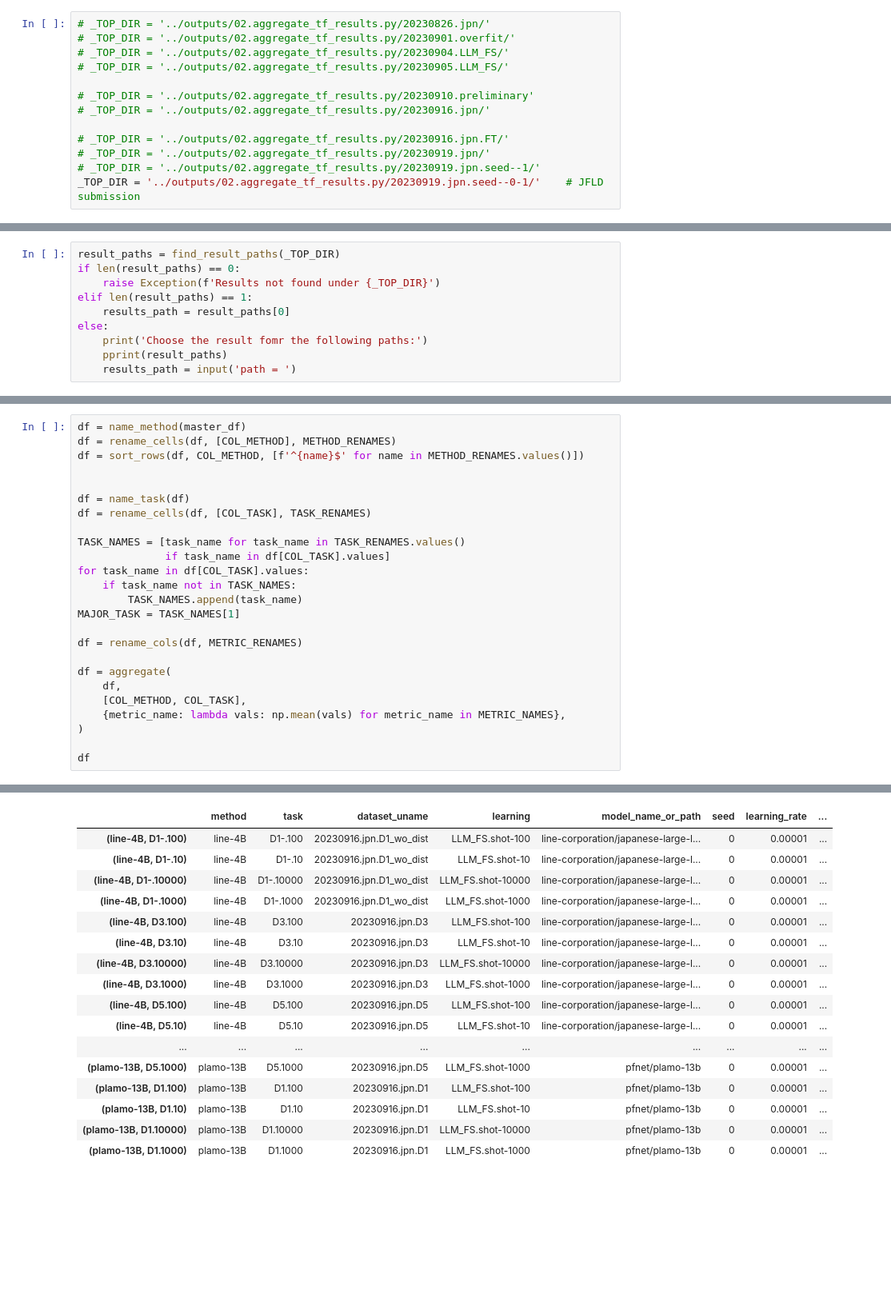
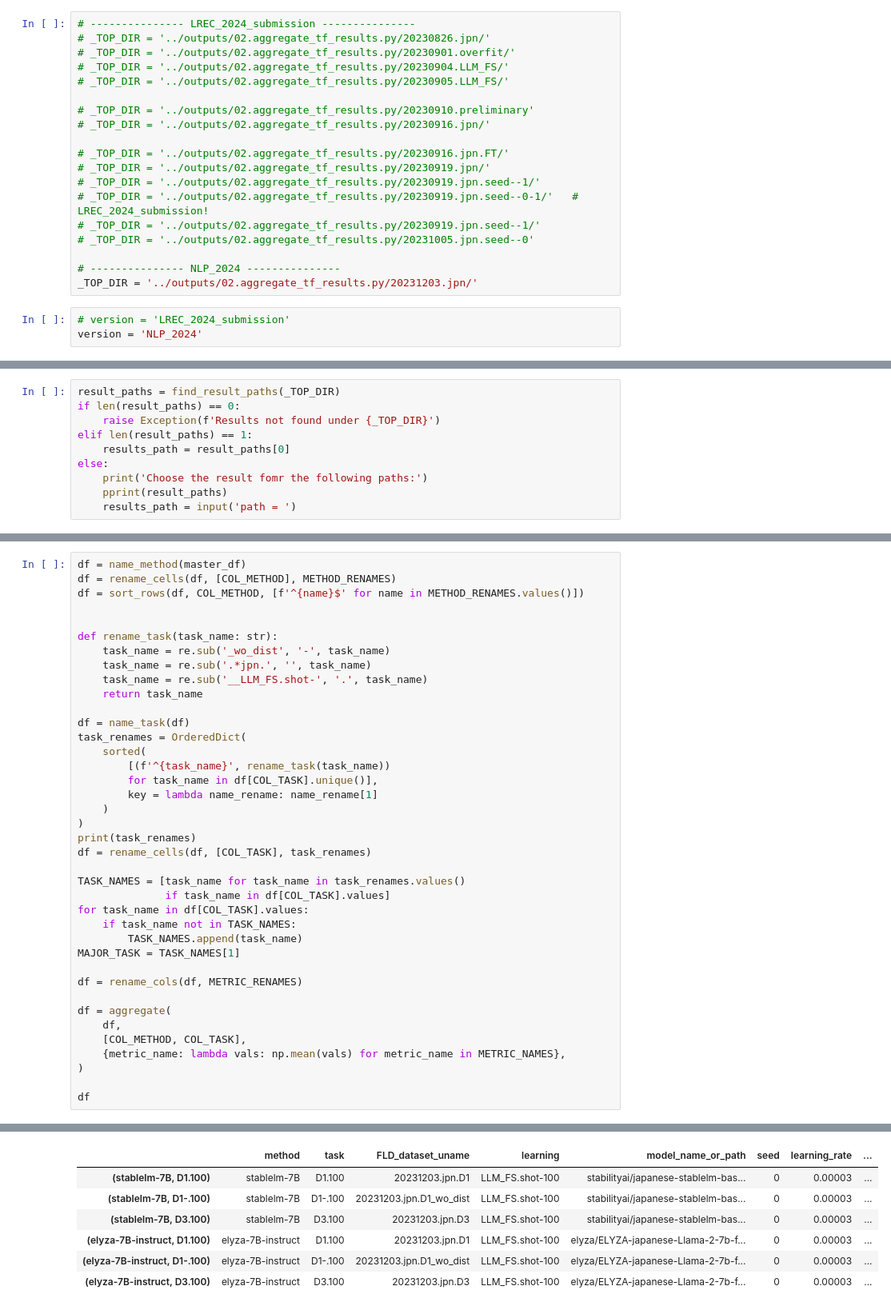
Before and after one commit to hitachi-nlp/FLD-prover, a Jupyter notebook: ipynb/analysis.ipynb, the cells around one changed output, grey strips where cells are left out. Shown at 80% size. Drawn from its saved outputs; the diff is of its cells as text; blank space fills up the shorter version.

```diff
--- a/ipynb/analysis.ipynb
+++ b/ipynb/analysis.ipynb
@@ -135,4 +81,5 @@ COLOR_PARETTE_UPPER = 70
 # %%
+# --------------- LREC_2024_submission ---------------
 # _TOP_DIR = '../outputs/02.aggregate_tf_results.py/20230826.jpn/'
 # _TOP_DIR = '../outputs/02.aggregate_tf_results.py/20230901.overfit/'
 # _TOP_DIR = '../outputs/02.aggregate_tf_results.py/20230904.LLM_FS/'
@@ -144,4 +91,12 @@ COLOR_PARETTE_UPPER = 70
 # _TOP_DIR = '../outputs/02.aggregate_tf_results.py/20230916.jpn.FT/'
 # _TOP_DIR = '../outputs/02.aggregate_tf_results.py/20230919.jpn/'
 # _TOP_DIR = '../outputs/02.aggregate_tf_results.py/20230919.jpn.seed--1/'
-_TOP_DIR = '../outputs/02.aggregate_tf_results.py/20230919.jpn.seed--0-1/'    # JFLD submission
+# _TOP_DIR = '../outputs/02.aggregate_tf_results.py/20230919.jpn.seed--0-1/'   # LREC_2024_submission!
+# _TOP_DIR = '../outputs/02.aggregate_tf_results.py/20230919.jpn.seed--1/'
+# _TOP_DIR = '../outputs/02.aggregate_tf_results.py/20231005.jpn.seed--0'
+
+# --------------- NLP_2024 ---------------
+_TOP_DIR = '../outputs/02.aggregate_tf_results.py/20231203.jpn/'
+# %%
+# version = 'LREC_2024_submission'
+version = 'NLP_2024'
@@ -222,10 +276,24 @@ df = rename_cells(df, [COL_METHOD], METHOD_RENAMES)
 df = sort_rows(df, COL_METHOD, [f'^{name}$' for name in METHOD_RENAMES.values()])
 
 
+def rename_task(task_name: str):
+    task_name = re.sub('_wo_dist', '-', task_name)
+    task_name = re.sub('.*jpn.', '', task_name)
+    task_name = re.sub('__LLM_FS.shot-', '.', task_name)
+    return task_name
+
 df = name_task(df)
-df = rename_cells(df, [COL_TASK], TASK_RENAMES)
+task_renames = OrderedDict(
+    sorted(
+        [(f'^{task_name}', rename_task(task_name))
+        for task_name in df[COL_TASK].unique()],
+        key = lambda name_rename: name_rename[1]
+    )
+)
+print(task_renames)
+df = rename_cells(df, [COL_TASK], task_renames)
 
-TASK_NAMES = [task_name for task_name in TASK_RENAMES.values()
+TASK_NAMES = [task_name for task_name in task_renames.values()
               if task_name in df[COL_TASK].values]
 for task_name in df[COL_TASK].values:
     if task_name not in TASK_NAMES:
@@ -245,20 +314,10 @@ df
-|  | method | task | dataset_uname | learning | model_name_or_path | seed | learning_rate | ... |
-| (line-4B, D1-.100) | line-4B | D1-.100 | 20230916.jpn.D1_wo_dist | LLM_FS.shot-100 | line-corporation/japanese-large-l... | 0 | 0.00001 | ... |
-| (line-4B, D1-.10) | line-4B | D1-.10 | 20230916.jpn.D1_wo_dist | LLM_FS.shot-10 | line-corporation/japanese-large-l... | 0 | 0.00001 | ... |
-| (line-4B, D1-.10000) | line-4B | D1-.10000 | 20230916.jpn.D1_wo_dist | LLM_FS.shot-10000 | line-corporation/japanese-large-l... | 0 | 0.00001 | ... |
-| (line-4B, D1-.1000) | line-4B | D1-.1000 | 20230916.jpn.D1_wo_dist | LLM_FS.shot-1000 | line-corporation/japanese-large-l... | 0 | 0.00001 | ... |
-| (line-4B, D3.100) | line-4B | D3.100 | 20230916.jpn.D3 | LLM_FS.shot-100 | line-corporation/japanese-large-l... | 0 | 0.00001 | ... |
-| (line-4B, D3.10) | line-4B | D3.10 | 20230916.jpn.D3 | LLM_FS.shot-10 | line-corporation/japanese-large-l... | 0 | 0.00001 | ... |
-| (line-4B, D3.10000) | line-4B | D3.10000 | 20230916.jpn.D3 | LLM_FS.shot-10000 | line-corporation/japanese-large-l... | 0 | 0.00001 | ... |
-| (line-4B, D3.1000) | line-4B | D3.1000 | 20230916.jpn.D3 | LLM_FS.shot-1000 | line-corporation/japanese-large-l... | 0 | 0.00001 | ... |
-| (line-4B, D5.100) | line-4B | D5.100 | 20230916.jpn.D5 | LLM_FS.shot-100 | line-corporation/japanese-large-l... | 0 | 0.00001 | ... |
-| (line-4B, D5.10) | line-4B | D5.10 | 20230916.jpn.D5 | LLM_FS.shot-10 | line-corporation/japanese-large-l... | 0 | 0.00001 | ... |
-| ... | ... | ... | ... | ... | ... | ... | ... | ... |
-| (plamo-13B, D5.1000) | plamo-13B | D5.1000 | 20230916.jpn.D5 | LLM_FS.shot-1000 | pfnet/plamo-13b | 0 | 0.00001 | ... |
-| (plamo-13B, D1.100) | plamo-13B | D1.100 | 20230916.jpn.D1 | LLM_FS.shot-100 | pfnet/plamo-13b | 0 | 0.00001 | ... |
-| (plamo-13B, D1.10) | plamo-13B | D1.10 | 20230916.jpn.D1 | LLM_FS.shot-10 | pfnet/plamo-13b | 0 | 0.00001 | ... |
-| (plamo-13B, D1.10000) | plamo-13B | D1.10000 | 20230916.jpn.D1 | LLM_FS.shot-10000 | pfnet/plamo-13b | 0 | 0.00001 | ... |
-| (plamo-13B, D1.1000) | plamo-13B | D1.1000 | 20230916.jpn.D1 | LLM_FS.shot-1000 | pfnet/plamo-13b | 0 | 0.00001 | ... |
+|  | method | task | FLD_dataset_uname | learning | model_name_or_path | seed | learning_rate | ... |
+| (stablelm-7B, D1.100) | stablelm-7B | D1.100 | 20231203.jpn.D1 | LLM_FS.shot-100 | stabilityai/japanese-stablelm-bas... | 0 | 0.00003 | ... |
+| (stablelm-7B, D1-.100) | stablelm-7B | D1-.100 | 20231203.jpn.D1_wo_dist | LLM_FS.shot-100 | stabilityai/japanese-stablelm-bas... | 0 | 0.00003 | ... |
+| (stablelm-7B, D3.100) | stablelm-7B | D3.100 | 20231203.jpn.D3 | LLM_FS.shot-100 | stabilityai/japanese-stablelm-bas... | 0 | 0.00003 | ... |
+| (elyza-7B-instruct, D1.100) | elyza-7B-instruct | D1.100 | 20231203.jpn.D1 | LLM_FS.shot-100 | elyza/ELYZA-japanese-Llama-2-7b-f... | 0 | 0.00003 | ... |
+| (elyza-7B-instruct, D1-.100) | elyza-7B-instruct | D1-.100 | 20231203.jpn.D1_wo_dist | LLM_FS.shot-100 | elyza/ELYZA-japanese-Llama-2-7b-f... | 0 | 0.00003 | ... |
+| (elyza-7B-instruct, D3.100) | elyza-7B-instruct | D3.100 | 20231203.jpn.D3 | LLM_FS.shot-100 | elyza/ELYZA-japanese-Llama-2-7b-f... | 0 | 0.00003 | ... |
 # %%
 task_dfs: Dict[str, pd.DataFrame] = OrderedDict()
 for task_name in TASK_NAMES:
```
Also changed, not shown: parts of 16 cells of this notebook, 1 other file.
